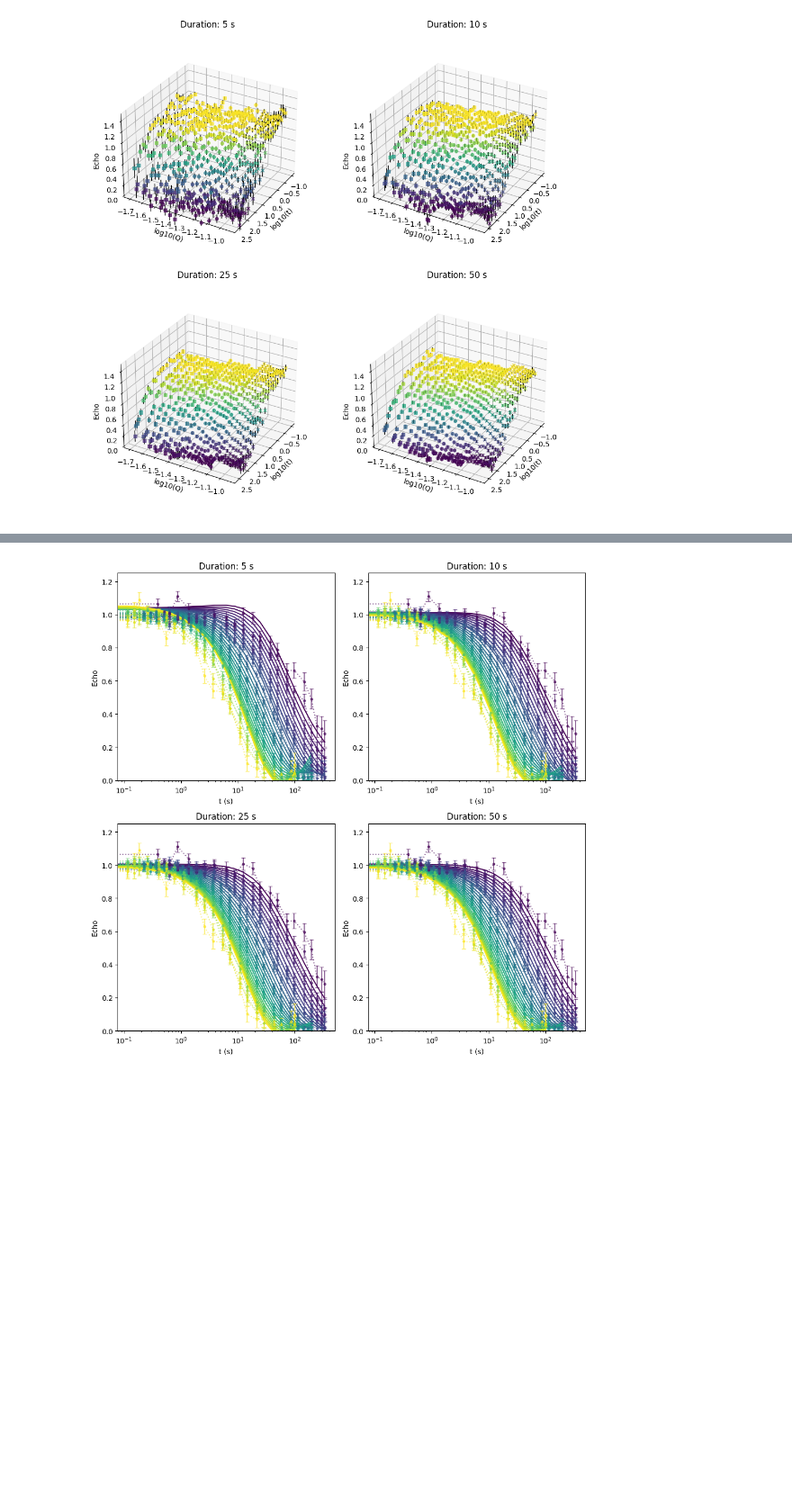
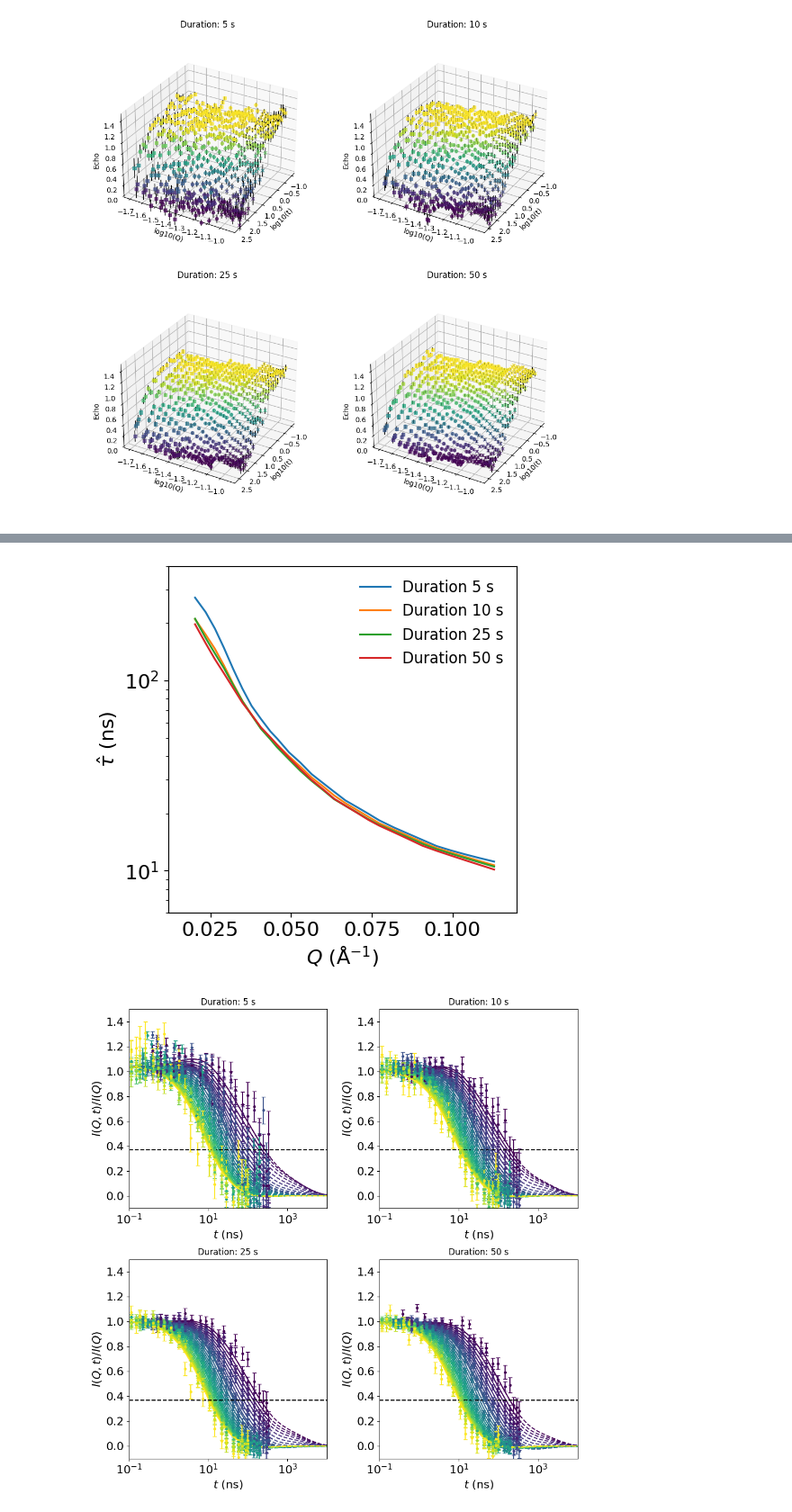
Before and after one commit to ch-tung/MLSR, a Jupyter notebook: spinecho/test_IN15.ipynb, the cells around one changed output, grey strips where cells are left out. Shown at 90% size. Saved outputs shown, nothing was run; the diff lists cells and outputs as text; code cells hidden in the pictures; blank space fills up the shorter version.

```diff
--- a/spinecho/test_IN15.ipynb
+++ b/spinecho/test_IN15.ipynb
@@ -112,6 +112,7 @@ axs = []
 
 sqt_list = []
 sqt_err_list = []
+I_0_list = []
 for i, duration in enumerate(duration_list):
     ax = fig.add_subplot(2, 2, i+1, projection='3d')
     axs.append(ax)
@@ -124,6 +125,7 @@ for i, duration in enumerate(duration_list):
     t_flattened_list = []
     echo_flattened_list = []
     echo_err_flattened_list = []
+    average_list = []
     for i_conf, conf in enumerate(conf_list[[0, 1, 3]]):  # Only use the first four configurations
         # Find the row in data_25C matching duration and Lambda (conf)
         row = data[(data['SampleName'].str.endswith(f'_{duration}')) & (data['Lambda'] == str(conf))]
@@ -141,6 +143,7 @@ for i, duration in enumerate(duration_list):
         polErr = data_AP[:, 4]
 
         Q_list.append(Q)
+        average_list.append(average)
 
         # load the data from filename_e and extract the echo values
         data_e = np.loadtxt(filename_e, skiprows=2)
@@ -196,6 +199,7 @@ for i, duration in enumerate(duration_list):
     # Concatenate Q_flattened_list and t_flattened_list for this duration
     Q_flattened = np.concatenate(Q_flattened_list)
     t_flattened = np.concatenate(t_flattened_list)
+    I_0_list.append(np.concatenate(average_list, axis=0))
 
 plt.tight_layout(pad=1.0)
 # %% [output]
@@ -306,7 +324,7 @@ for i, duration in enumerate(duration_list):
     sqt_exp = sqt_list[i]
     sqt_exp_err = sqt_err_list[i]
     # sqt_exp_err_lt
-
+    I_0 = I_0_list[i]
 
     ax.scatter(np.log10(t_obs), np.log10(Q_obs), sqt_GPR, c=sqt_GPR, alpha=0.7, vmax=1, vmin=0, cmap=cmap)
     # ax.scatter(np.log10(t_obs), np.log10(Q_obs), sqt_exp-sqt_exp_lt, c='k', alpha=0.7, vmax=0.5, vmin=-0.5, cmap="bwr")
@@ -331,53 +353,104 @@ plt.tight_layout(pad=1.0)
 # %%
+from scipy.interpolate import interp1d
+
 # For each duration, make 2D curve plots for each unique Q
+fig1 = plt.figure(figsize=(5, 5))
+ax1 = fig1.add_subplot(111)
+
 fig2, axs2 = plt.subplots(2, 2, figsize=(10, 10))  # Assuming len(duration_list) == 4
 axs2 = axs2.flatten()
 
 for i, duration in enumerate(duration_list):
     ax = axs2[i]
 
+    t_reconstruct = np.logspace(-1.5, 4, 45)
+
+    A_GPR = A_GPR_list[i]
+    sqt_GPR_reconstruct = reconstruct_scattering_function(np.log(Q_eval), t_reconstruct, A_GPR, K_GPR, tau, lambda_, bg_mode=bg_mode)
+    sqt_GPR_reconstruct = sqt_GPR_reconstruct[:len(sqt_exp),:]  # Ensure it matches the length of sqt_exp
+
+
     Q_vals = Q_obs
     t_vals = t_obs
-    GPR_vals = sqt_GPR_list[i]
+    sqt_GPR_vals = sqt_GPR_list[i]
     exp_vals = sqt_list[i]  # or use sqt_exp_lt if needed
     exp_vals_err = sqt_err_list[i]
     exp_vals_lt = sqt_list[3]  # Take every third element
     exp_vals_err_lt = sqt_err_list[3]  # Take every third element
+
+    I_0_vals = I_0_list[i]
 
     unique_Q = np.unique(Q_vals)
 
     import matplotlib.cm as cm
     import matplotlib.colors as mcolors
 
     norm = mcolors.Normalize(vmin=unique_Q.min(), vmax=unique_Q.max())
     cmap_q = cm.get_cmap('viridis')
 
+    t_relaxation_list = []
+    t_relaxation_err_list = []
+    q_relaxation_list = []
     for q in unique_Q:
         mask = Q_vals == q
         t_sorted_idx = np.argsort(t_vals[mask])
         t_sorted = t_vals[mask][t_sorted_idx]
-        GPR_sorted = GPR_vals[mask][t_sorted_idx]
+        sqt_GPR_sorted = sqt_GPR_vals[mask][t_sorted_idx]
         exp_sorted = exp_vals[mask][t_sorted_idx]
         exp_sorted_lt = exp_vals_lt[mask][t_sorted_idx]
         exp_err_sorted = exp_vals_err[mask][t_sorted_idx]
         exp_err_sorted_lt = exp_vals_err_lt[mask][t_sorted_idx]
 
+        sqt_GPR_reconstruct_sorted = sqt_GPR_reconstruct[mask,:][0,:]
+
         color = cmap_q(norm(q))
-        ax.plot(t_sorted, GPR_sorted, '-', label=f'GPR Q={q:.2f}', color=color)
+        ax.plot(t_sorted, sqt_GPR_sorted, '-', label=f'GPR Q={q:.2f}', color=color)
+        ax.plot(t_reconstruct, sqt_GPR_reconstruct_sorted, '--', label=f'GPR Reconstruct Q={q:.2f}', color=color)
         # ax.plot(t_sorted, exp_sorted, 'o', label=f'Exp Q={q:.2f}', alpha=0.6, color=color)
-        ax.plot(t_sorted, exp_sorted_lt, ':', label=f'Exp LT Q={q:.2f}', alpha=0.6, color=color)
-        ax.errorbar(t_sorted, exp_sorted_lt, yerr=exp_err_sorted_lt, fmt='.', alpha=0.6, color=color, capsize=3)
-        # ax.errorbar(t_sorted, exp_sorted, yerr=exp_err_sorted, fmt='o', alpha=0.6, color=color, capsize=3)
+        # ax.plot(t_sorted, exp_sorted_lt, ':', label=f'Exp LT Q={q:.2f}', alpha=0.6, color=color)
+        # ax.errorbar(t_sorted, exp_sorted_lt, yerr=exp_err_sorted_lt, fmt='.', alpha=0.6, color=color, capsize=3)
+        ax.errorbar(t_sorted, exp_sorted, yerr=exp_err_sorted, fmt='.', alpha=1, color=color, capsize=3)
+
+        # Find the time where sqt_GPR_reconstruct_sorted decays to exp(-1)
+        threshold = np.exp(-1)
+        # Interpolate to find the crossing point
+        f_interp = interp1d(sqt_GPR_reconstruct_sorted, t_reconstruct, kind='linear', bounds_error=False, fill_value='extrapolate')
+        t_relaxation = f_interp(threshold)
+
+        # Estimate uncertainty by averaged relative error of exp data at this Q
+        rel_err = exp_err_sorted / np.abs(exp_sorted)
+        t_relaxation_err = np.abs(t_relaxation) * np.mean(rel_err)
+
+        t_relaxation_list.append(t_relaxation)
+        t_relaxation_err_list.append(t_relaxation_err)
+        q_relaxation_list.append(q)
+
+    ax1.plot(q_relaxation_list, t_relaxation_list, '-', label=f'Duration {duration} s', color=color_list[i])
+    # ax1.errorbar(q_relaxation_list, t_relaxation_list, yerr=t_relaxation_err_list, fmt='o', alpha=0.6, color=color_list[i], capsize=3)
+    ax1.set_yscale('log')
+    # ax1.set_xscale('log')
+    ax1.set_xlabel(r'$Q$ ($\mathrm{\AA}^{-1}$)', fontsize=16)
+    ax1.set_ylabel(r'$\hat{\tau}$ (ns)', fontsize=16)
+    ax1.tick_params(axis='both', which='major', labelsize=16)
+    # ax1.set_xlim(1e-2, 2e-1)
+    ax1.set_xlim(0.012, 0.12)
+    ax1.set_ylim(6e0, 4e2)
+    ax1.legend(fontsize=12, loc='upper right', frameon=False)
 
     ax.set_xscale('log')
     # ax.set_scale('log')
-    ax.set_xlabel('t (s)')
-    ax.set_ylabel('Echo')
+    ax.set_xlabel(r'$t$ (ns)', fontsize=16)
+    ax.set_ylabel('$I(Q,t)/I(Q)$', fontsize=16)
     ax.set_title(f'Duration: {duration} s')
-    ax.set_ylim(0, 1.25)
+    ax.set_ylim(-0.1, 1.5)
+    ax.set_xlim(1e-1, 1e4)
+    ax.tick_params(axis='both', which='major', labelsize=16)
 
     # ax.legend(ncol=2, fontsize=8, loc='upper right')
 
+    ax.plot([1e-1, 1e4], [np.exp(-1), np.exp(-1)], 'k--')
+
 plt.tight_layout()
 # %% [output]
-[figure, old version]
+[figure, new version]
+[figure, added]
```
Also changed, not shown: parts of 8 cells of this notebook.
